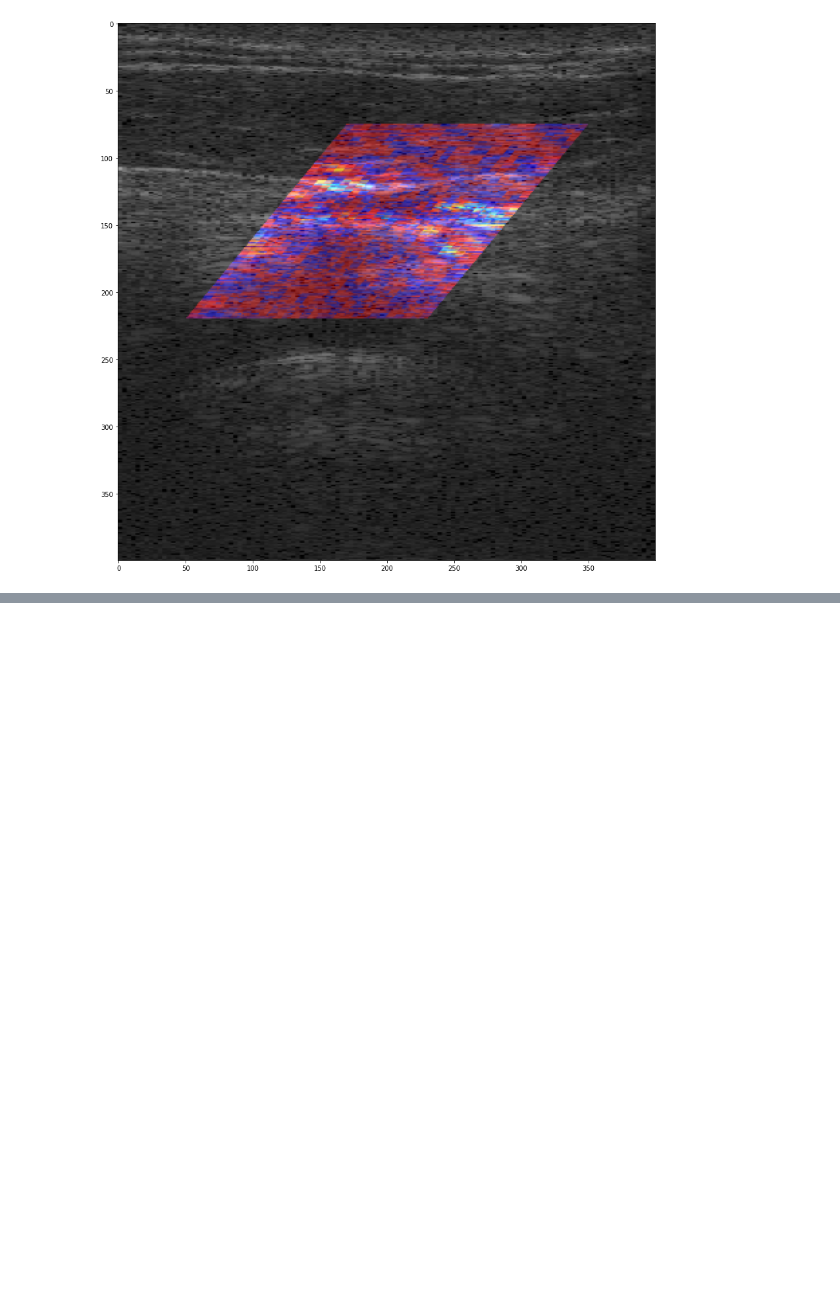
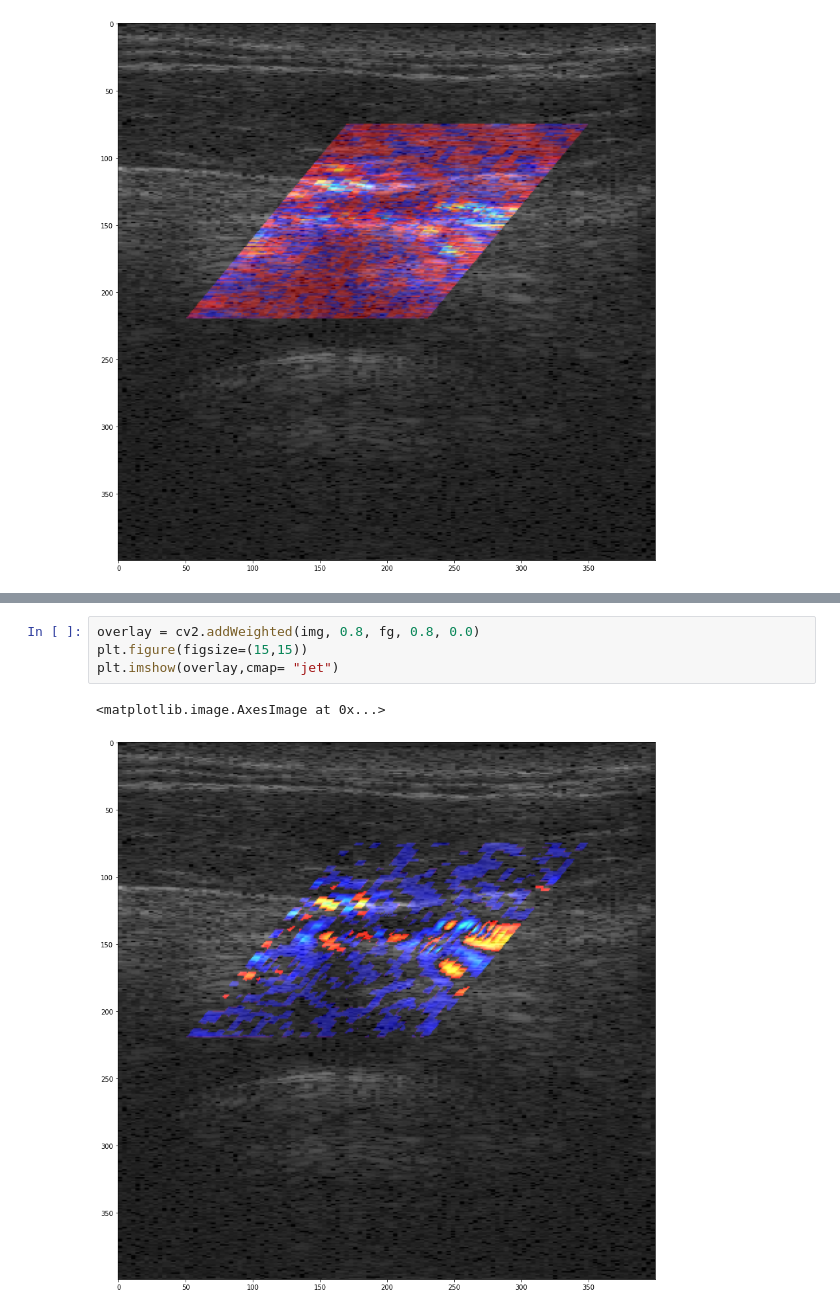
Before and after one commit to kelu124/pyusbus, a Jupyter notebook: experiments/20211031-DopplerGUI.ipynb, the cells around one changed output, grey strips where cells are left out. Saved outputs shown, nothing was run; the diff lists cells and outputs as text; blank space fills up the shorter version.

```diff
--- a/experiments/20211031-DopplerGUI.ipynb
+++ b/experiments/20211031-DopplerGUI.ipynb
@@ -114,0 +147,7 @@ plt.legend()
+# %%
+overlay = cv2.addWeighted(img, 0.8, fg, 0.8, 0.0)
+plt.figure(figsize=(15,15))
+plt.imshow(overlay,cmap= "jet")
+# %% [output]
+<matplotlib.image.AxesImage at 0x...>
+[figure, added]
```
Also changed, not shown: parts of 12 cells of this notebook, 1 other file.
